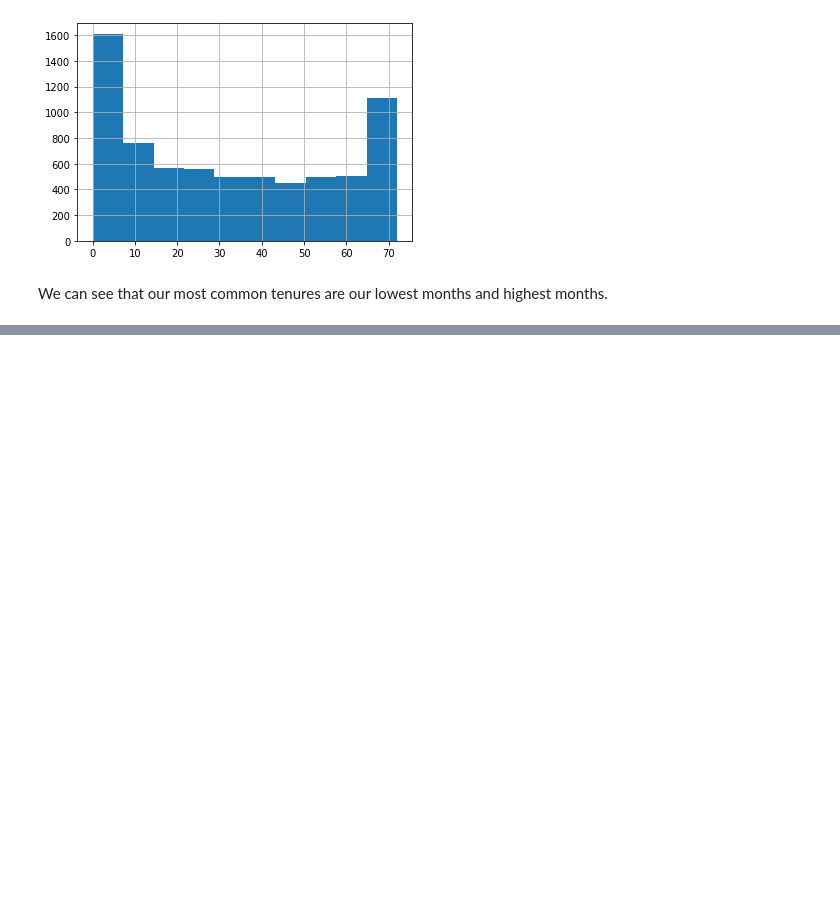
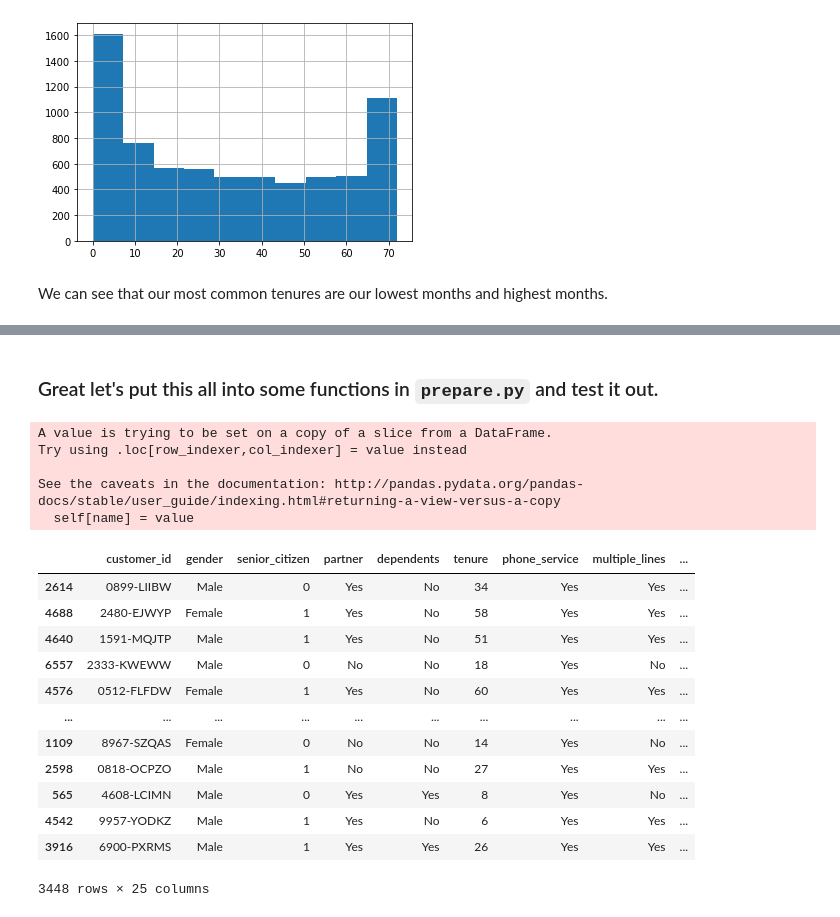
Before and after one commit to rubber-ducks-anonymous/classy-telco, a Jupyter notebook: telco_churn_report.ipynb, the cells around one changed output, grey strips where cells are left out. Cells and saved outputs as stored; diff of their text form; code cells hidden in the pictures; blank space fills up the shorter version.

```diff
--- a/telco_churn_report.ipynb
+++ b/telco_churn_report.ipynb
@@ -90,0 +176,24 @@ We can see that our most common tenures are our lowest months and highest months
+# %% [markdown]
+### Great let's put this all into some functions in `prepare.py` and test it out.
+# %%
+train, val, test = prep_telco_data(get_telco_data())
+train
+# %% [output]
+A value is trying to be set on a copy of a slice from a DataFrame.
+Try using .loc[row_indexer,col_indexer] = value instead
+
+See the caveats in the documentation: http://pandas.pydata.org/pandas-docs/stable/user_guide/indexing.html#returning-a-view-versus-a-copy
+  self[name] = value
+|  | customer_id | gender | senior_citizen | partner | dependents | tenure | phone_service | multiple_lines | ... |
+| 2614 | 0899-LIIBW | Male | 0 | Yes | No | 34 | Yes | Yes | ... |
+| 4688 | 2480-EJWYP | Female | 1 | Yes | No | 58 | Yes | Yes | ... |
+| 4640 | 1591-MQJTP | Male | 1 | Yes | No | 51 | Yes | Yes | ... |
+| 6557 | 2333-KWEWW | Male | 0 | No | No | 18 | Yes | No | ... |
+| 4576 | 0512-FLFDW | Female | 1 | Yes | No | 60 | Yes | Yes | ... |
+| ... | ... | ... | ... | ... | ... | ... | ... | ... | ... |
+| 1109 | 8967-SZQAS | Female | 0 | No | No | 14 | Yes | No | ... |
+| 2598 | 0818-OCPZO | Male | 1 | No | No | 27 | Yes | Yes | ... |
+| 565 | 4608-LCIMN | Male | 0 | Yes | Yes | 8 | Yes | No | ... |
+| 4542 | 9957-YODKZ | Male | 1 | Yes | No | 6 | Yes | Yes | ... |
+| 3916 | 6900-PXRMS | Male | 1 | Yes | Yes | 26 | Yes | Yes | ... |
+3448 rows × 25 columns
```
Also changed, not shown: parts of 16 cells of this notebook.
